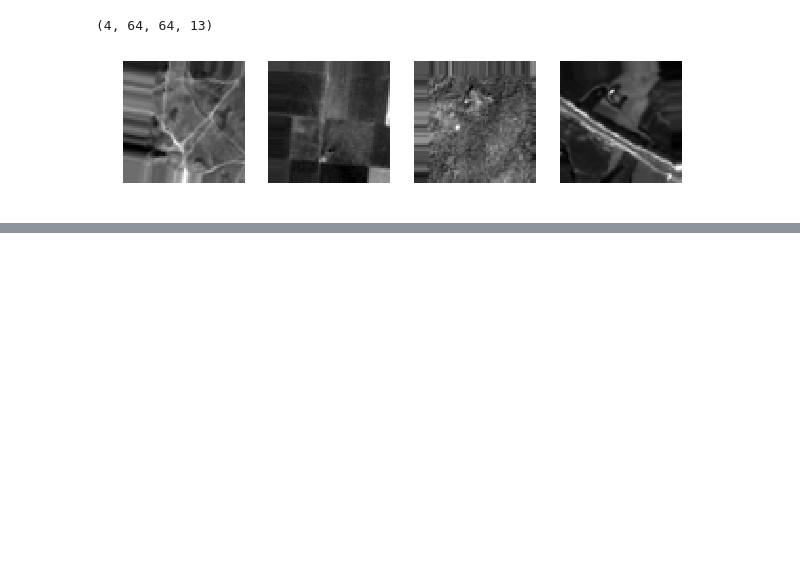
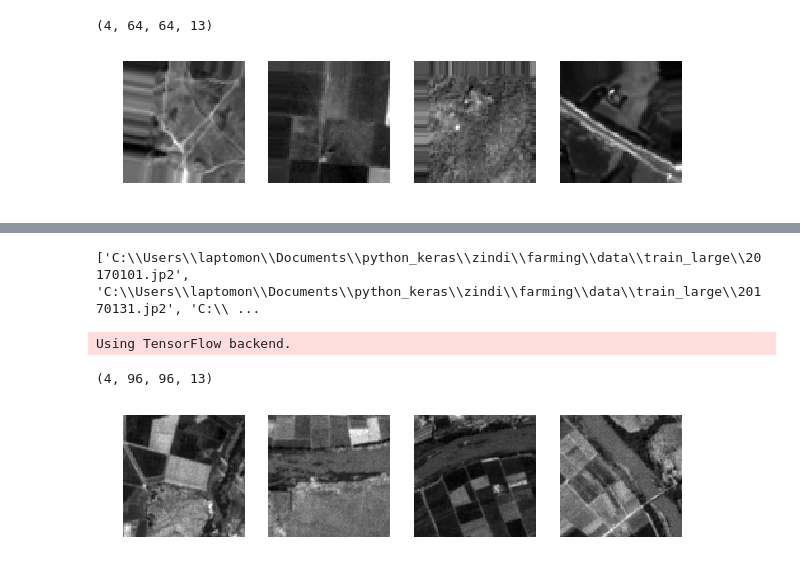
Before and after one commit to mabdelhack/hyperspectral_image_generator, a Jupyter notebook: image_augmentation_demo.ipynb, the cells around one changed output, grey strips where cells are left out. Saved outputs shown, nothing was run; the diff lists cells and outputs as text; code cells hidden in the pictures; blank space fills up the shorter version.

```diff
--- a/image_augmentation_demo.ipynb
+++ b/image_augmentation_demo.ipynb
@@ -80,0 +101,42 @@ plt.show()
+# %%
+class_indices_column = 'Crop_Id_Ne'
+shape_file = "./shape_file/train_reprojected_centroid.shp"
+path_to_images = './data_jp2'
+image_files = glob(path_to_images + "/*.jp2")
+batch_size = 4
+augmentation_parameters = {'flip': True,
+                            'zoom': 1.2,
+                            'shift': 0.1,
+                            'rotation': 10.0,
+                            'sheer': 0.01,
+                            'noising': 0.001}
+print(image_files)
+# %% [output]
+['C:\\Users\\laptomon\\Documents\\python_keras\\zindi\\farming\\data\\train_large\\20170101.jp2', 'C:\\Users\\laptomon\\Documents\\python_keras\\zindi\\farming\\data\\train_large\\20170131.jp2', 'C:\\ ...
+# %%
+jp2_image_generator = hyperspectral_image_generator_jp2(image_files, shape_file, class_indices_column,
+                                                batch_size=batch_size,
+                                                image_mean='jp2_image_mean_std.txt',
+                                                rotation_range=augmentation_parameters['rotation'],
+                                                horizontal_flip=augmentation_parameters['flip'],
+                                                vertical_flip=augmentation_parameters['flip'],
+                                                speckle_noise=augmentation_parameters['noising'],
+                                                shear_range=augmentation_parameters['sheer'],
+                                                scale_range=augmentation_parameters['zoom'],
+                                                transform_range=augmentation_parameters['shift'],
+                                                crop_size=[96,96]
+                                                )
+# %%
+# JP2 case
+data = next(jp2_image_generator)
+images = data[0]
+print(images.shape)
+fig, axs = plt.subplots(1, 4, figsize=(10, 3))
+for idx, ax in enumerate(axs):
+    ax.imshow(images[idx, :, :, 1], cmap='gray')
+    ax.axis('off')
+plt.show()
+# %% [output]
+Using TensorFlow backend.
+(4, 96, 96, 13)
+[figure, added]
```
Also changed, not shown: parts of 5 cells of this notebook, 8 other files.
